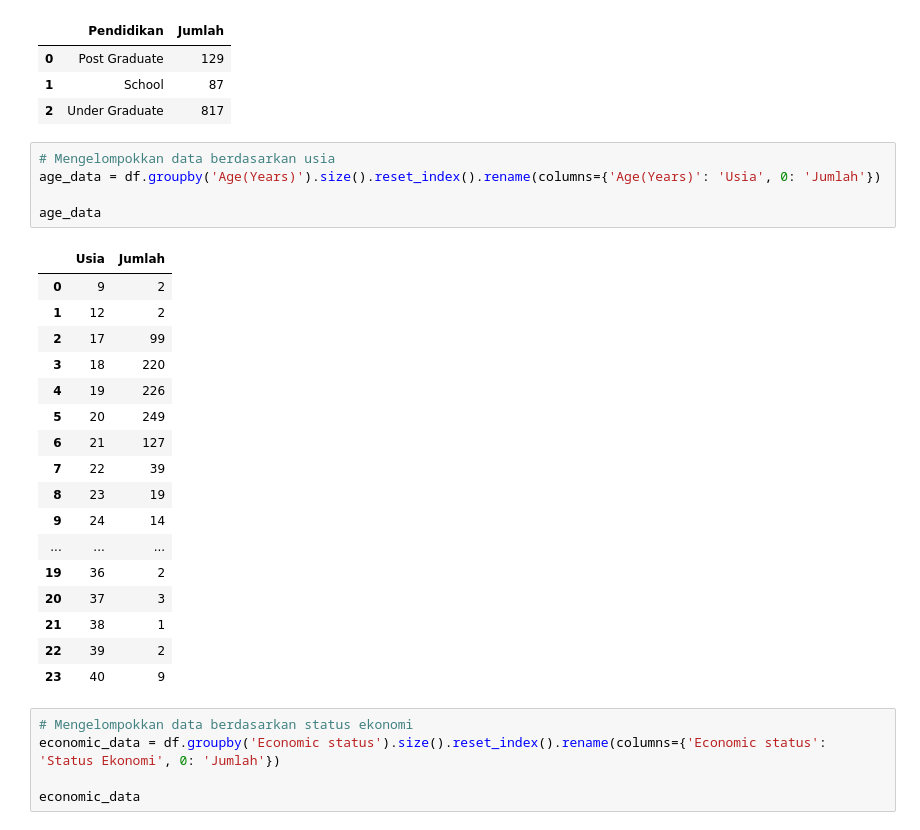
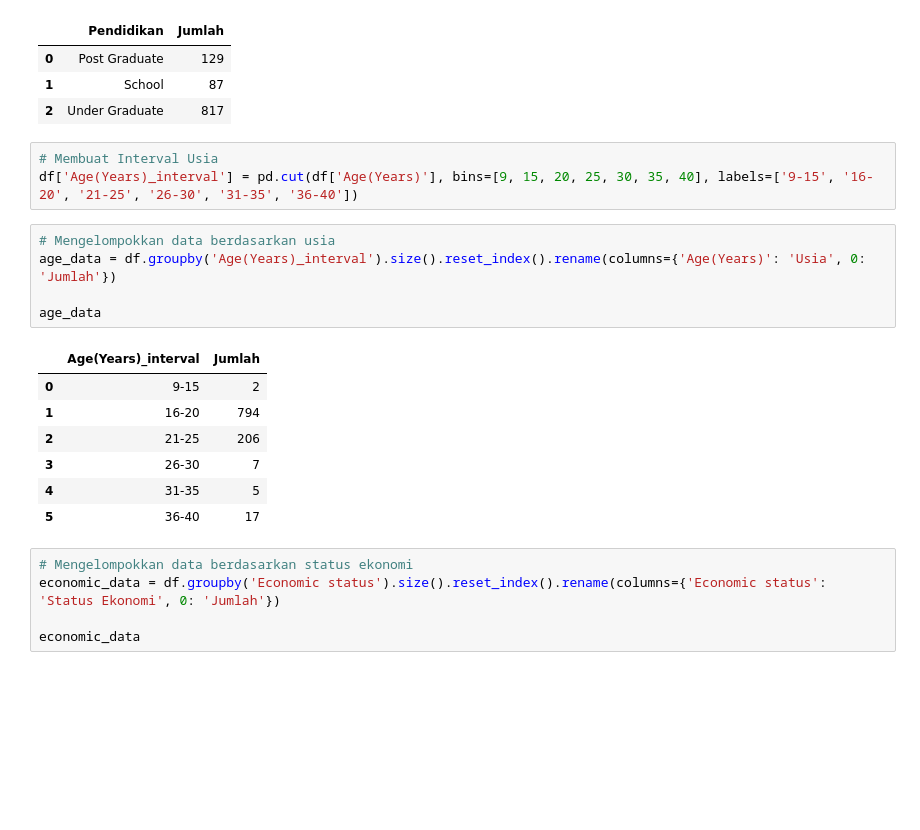
Before and after one commit to rizkiwijanarko/Student_Adaptability_on_E-Learning_Data_Analysis, a Jupyter notebook: E-Learning Data Analysis.ipynb, the cells around one changed output. Drawn from its saved outputs; the diff is of its cells as text; blank space fills up the shorter version.

```diff
--- a/E-Learning Data Analysis.ipynb
+++ b/E-Learning Data Analysis.ipynb
@@ -220,29 +220,22 @@ education_data
 | 0 | Post Graduate | 129 |
 | 1 | School | 87 |
 | 2 | Under Graduate | 817 |
-# %%
-# Mengelompokkan data berdasarkan usia
-age_data = df.groupby('Age(Years)').size().reset_index().rename(columns={'Age(Years)': 'Usia', 0: 'Jumlah'})
-
-age_data
-# %% [output]
-|  | Usia | Jumlah |
-| 0 | 9 | 2 |
-| 1 | 12 | 2 |
-| 2 | 17 | 99 |
-| 3 | 18 | 220 |
-| 4 | 19 | 226 |
-| 5 | 20 | 249 |
-| 6 | 21 | 127 |
-| 7 | 22 | 39 |
-| 8 | 23 | 19 |
-| 9 | 24 | 14 |
-| ... | ... | ... |
-| 19 | 36 | 2 |
-| 20 | 37 | 3 |
-| 21 | 38 | 1 |
-| 22 | 39 | 2 |
-| 23 | 40 | 9 |
+# %%
+# Membuat Interval Usia
+df['Age(Years)_interval'] = pd.cut(df['Age(Years)'], bins=[9, 15, 20, 25, 30, 35, 40], labels=['9-15', '16-20', '21-25', '26-30', '31-35', '36-40'])
+# %%
+# Mengelompokkan data berdasarkan usia
+age_data = df.groupby('Age(Years)_interval').size().reset_index().rename(columns={'Age(Years)': 'Usia', 0: 'Jumlah'})
+
+age_data
+# %% [output]
+|  | Age(Years)_interval | Jumlah |
+| 0 | 9-15 | 2 |
+| 1 | 16-20 | 794 |
+| 2 | 21-25 | 206 |
+| 3 | 26-30 | 7 |
+| 4 | 31-35 | 5 |
+| 5 | 36-40 | 17 |
 # %%
 # Mengelompokkan data berdasarkan status ekonomi
 economic_data = df.groupby('Economic status').size().reset_index().rename(columns={'Economic status': 'Status Ekonomi', 0: 'Jumlah'})
```
Also changed, not shown: parts of 9 cells of this notebook.
